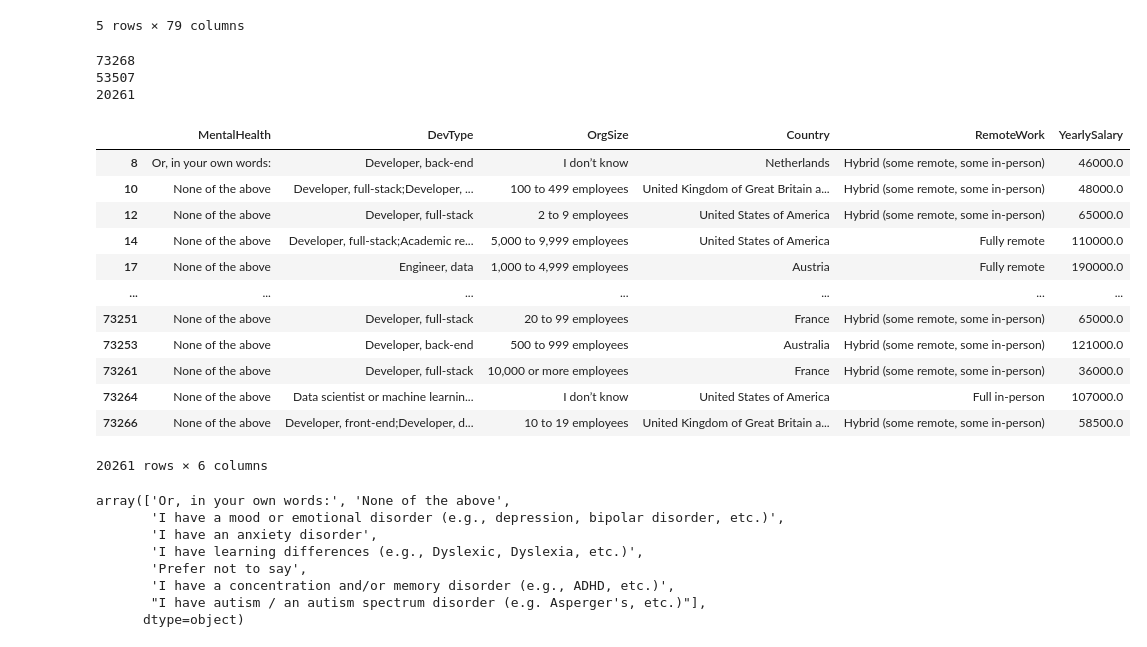
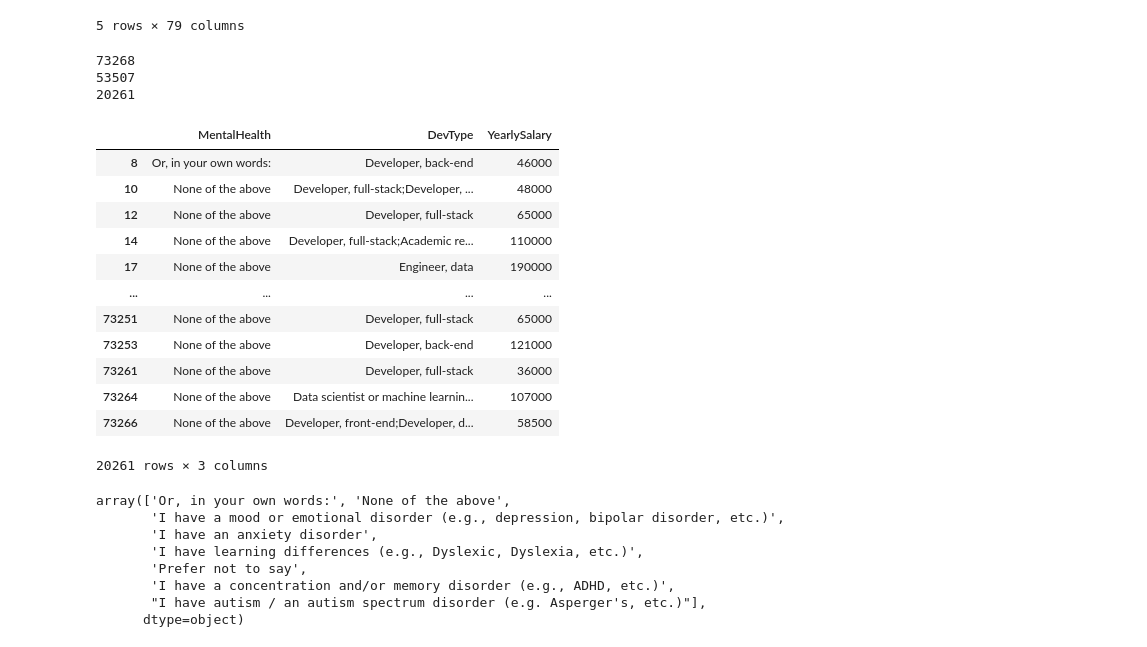
Before and after one commit to alphasigma25/VI-2022, a Jupyter notebook: MentalHealthCSV.ipynb, the cells around one changed output. Drawn from its saved outputs; the diff is of its cells as text; code cells hidden in the pictures.

Commit message:
Updated MentalhealthCSV

```diff
--- a/MentalHealthCSV.ipynb
+++ b/MentalHealthCSV.ipynb
@@ -51,48 +51,45 @@ df_filtered = filter(df_filtered,'Country',countries)
 
 selectedColumns = [
     'MentalHealth',
     'DevType',
-    'OrgSize',
-    'Country',
-    'RemoteWork',
     'CompTotal',
     'CompFreq'
 ]
 
 df_features = df_filtered[selectedColumns]
 # Remove row that have NaN salary
 df_features = df_features[df_features['CompTotal'].notna()]
 df_features = df_features[df_features['CompFreq'].notna()]
 df_features = df_features[df_features['MentalHealth'].notna()]
 
 # Convert monthly salary to yearly, then drop the CompTotal and CompFreq columns
-df_features['YearlySalary'] = df_features.apply(lambda row: float(row['CompTotal']) * 12 if row['CompFreq'] == "Monthly" else row['CompTotal'], axis=1)
+df_features['YearlySalary'] = df_features.apply(lambda row: int(row['CompTotal'] * 12) if row['CompFreq'] == "Monthly" else int(row['CompTotal']), axis=1)
 df_features = df_features.drop(['CompTotal', 'CompFreq'] , axis=1)
 
 # Filter outliers
 min_yearly_salary = 0
 max_yearly_salary = 1e7
 df_features = df_features.loc[df_features['YearlySalary'] > min_yearly_salary]
 df_features = df_features.loc[df_features['YearlySalary'] < max_yearly_salary]
 
 print(len(df_features))
 
 df_features
 # %% [output]
 73268
 53507
 20261
-|  | MentalHealth | DevType | OrgSize | Country | RemoteWork | YearlySalary |
-| 8 | Or, in your own words: | Developer, back-end | I don’t know | Netherlands | Hybrid (some remote, some in-person) | 46000.0 |
-| 10 | None of the above | Developer, full-stack;Developer, ... | 100 to 499 employees | United Kingdom of Great Britain a... | Hybrid (some remote, some in-person) | 48000.0 |
-| 12 | None of the above | Developer, full-stack | 2 to 9 employees | United States of America | Hybrid (some remote, some in-person) | 65000.0 |
-| 14 | None of the above | Developer, full-stack;Academic re... | 5,000 to 9,999 employees | United States of America | Fully remote | 110000.0 |
-| 17 | None of the above | Engineer, data | 1,000 to 4,999 employees | Austria | Fully remote | 190000.0 |
-| ... | ... | ... | ... | ... | ... | ... |
-| 73251 | None of the above | Developer, full-stack | 20 to 99 employees | France | Hybrid (some remote, some in-person) | 65000.0 |
-| 73253 | None of the above | Developer, back-end | 500 to 999 employees | Australia | Hybrid (some remote, some in-person) | 121000.0 |
-| 73261 | None of the above | Developer, full-stack | 10,000 or more employees | France | Hybrid (some remote, some in-person) | 36000.0 |
-| 73264 | None of the above | Data scientist or machine learnin... | I don’t know | United States of America | Full in-person | 107000.0 |
-| 73266 | None of the above | Developer, front-end;Developer, d... | 10 to 19 employees | United Kingdom of Great Britain a... | Hybrid (some remote, some in-person) | 58500.0 |
+|  | MentalHealth | DevType | YearlySalary |
+| 8 | Or, in your own words: | Developer, back-end | 46000 |
+| 10 | None of the above | Developer, full-stack;Developer, ... | 48000 |
+| 12 | None of the above | Developer, full-stack | 65000 |
+| 14 | None of the above | Developer, full-stack;Academic re... | 110000 |
+| 17 | None of the above | Engineer, data | 190000 |
+| ... | ... | ... | ... |
+| 73251 | None of the above | Developer, full-stack | 65000 |
+| 73253 | None of the above | Developer, back-end | 121000 |
+| 73261 | None of the above | Developer, full-stack | 36000 |
+| 73264 | None of the above | Data scientist or machine learnin... | 107000 |
+| 73266 | None of the above | Developer, front-end;Developer, d... | 58500 |
-20261 rows × 6 columns
+20261 rows × 3 columns
 # %%
```
Also changed, not shown: parts of 4 cells of this notebook, 2 other files.
